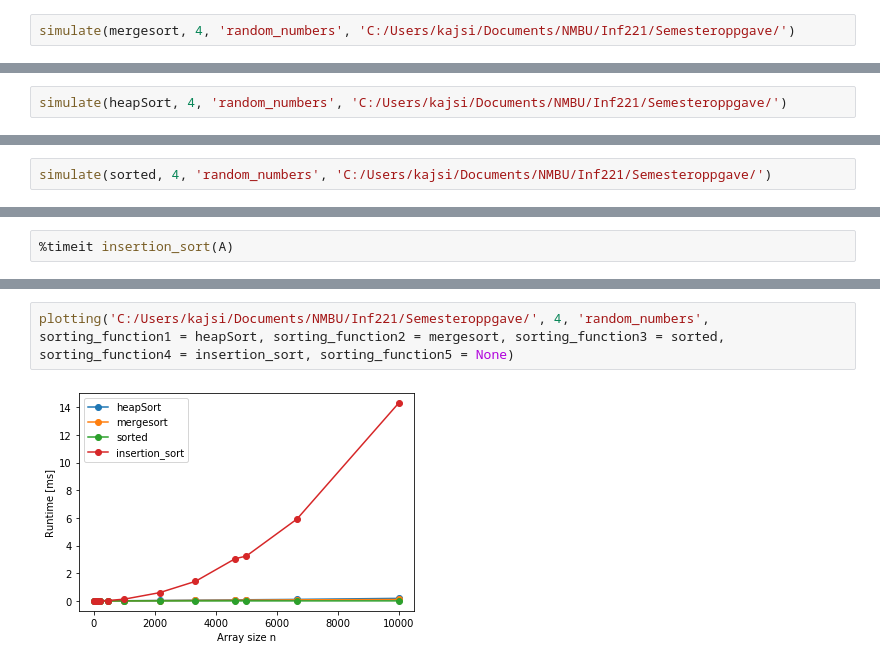
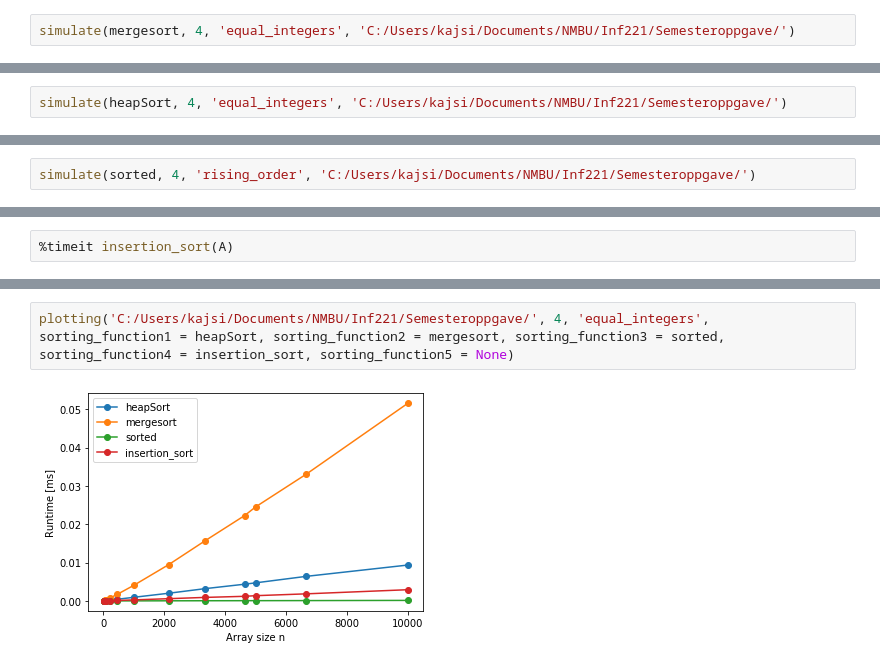
Before and after one commit to KajsaSivertsen/INF221_term_paper, a Jupyter notebook: Methods in Term Paper.ipynb, the cells around one changed output, grey strips where cells are left out. Drawn from its saved outputs; the diff is of its cells as text.

```diff
--- a/Methods in Term Paper.ipynb
+++ b/Methods in Term Paper.ipynb
@@ -314,5 +316,5 @@ time used  2.40527e-06   1.5125e-05  0.000129896   0.00111451   0.00857767
           2.621440e+05 6.990507e+05 1.048576e+06 1.398101e+06 2.097152e+06
 time used    0.0700304     0.237227     0.296971     0.371969     0.575789
 # %%
-simulate(mergesort, 4, 'random_numbers', 'C:/Users/kajsi/Documents/NMBU/Inf221/Semesteroppgave/')
+simulate(mergesort, 4, 'equal_integers', 'C:/Users/kajsi/Documents/NMBU/Inf221/Semesteroppgave/')
 # %% [output]
@@ -336,3 +338,3 @@ time used    0.0519085     0.077943     0.105057
 # %%
-simulate(heapSort, 4, 'random_numbers', 'C:/Users/kajsi/Documents/NMBU/Inf221/Semesteroppgave/')
+simulate(heapSort, 4, 'equal_integers', 'C:/Users/kajsi/Documents/NMBU/Inf221/Semesteroppgave/')
 # %% [output]
@@ -374,5 +376,5 @@ time used    0.0032196   0.00793494    0.0172227    0.0309254    0.0428845
           5000.000000  6666.666667  10000.000000
 time used    0.0470182    0.0658495     0.107206
 # %%
-simulate(sorted, 4, 'random_numbers', 'C:/Users/kajsi/Documents/NMBU/Inf221/Semesteroppgave/')
+simulate(sorted, 4, 'rising_order', 'C:/Users/kajsi/Documents/NMBU/Inf221/Semesteroppgave/')
 # %% [output]
@@ -410,4 +412,4 @@ plotting_diff_arrays('C:/Users/kajsi/Documents/NMBU/Inf221/Semesteroppgave/', 4,
 # %%
-plotting('C:/Users/kajsi/Documents/NMBU/Inf221/Semesteroppgave/', 4, 'random_numbers', sorting_function1 = heapSort, sorting_function2 = mergesort, sorting_function3 = sorted, sorting_function4 = insertion_sort, sorting_function5 = None)
+plotting('C:/Users/kajsi/Documents/NMBU/Inf221/Semesteroppgave/', 4, 'equal_integers', sorting_function1 = heapSort, sorting_function2 = mergesort, sorting_function3 = sorted, sorting_function4 = insertion_sort, sorting_function5 = None)
 # %% [output]
-[figure, old version]
+[figure, new version]
```
Also changed, not shown: parts of 6 cells of this notebook.
